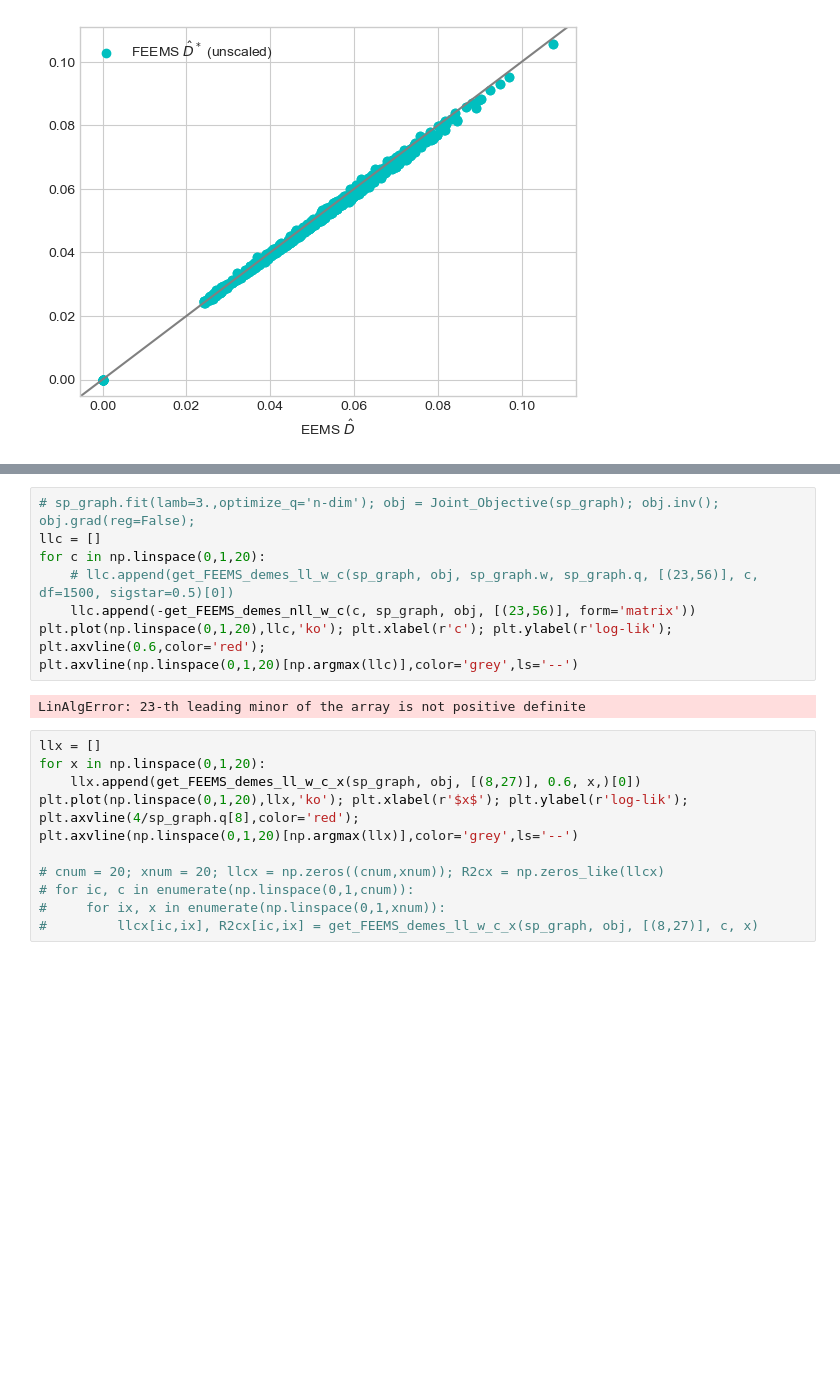
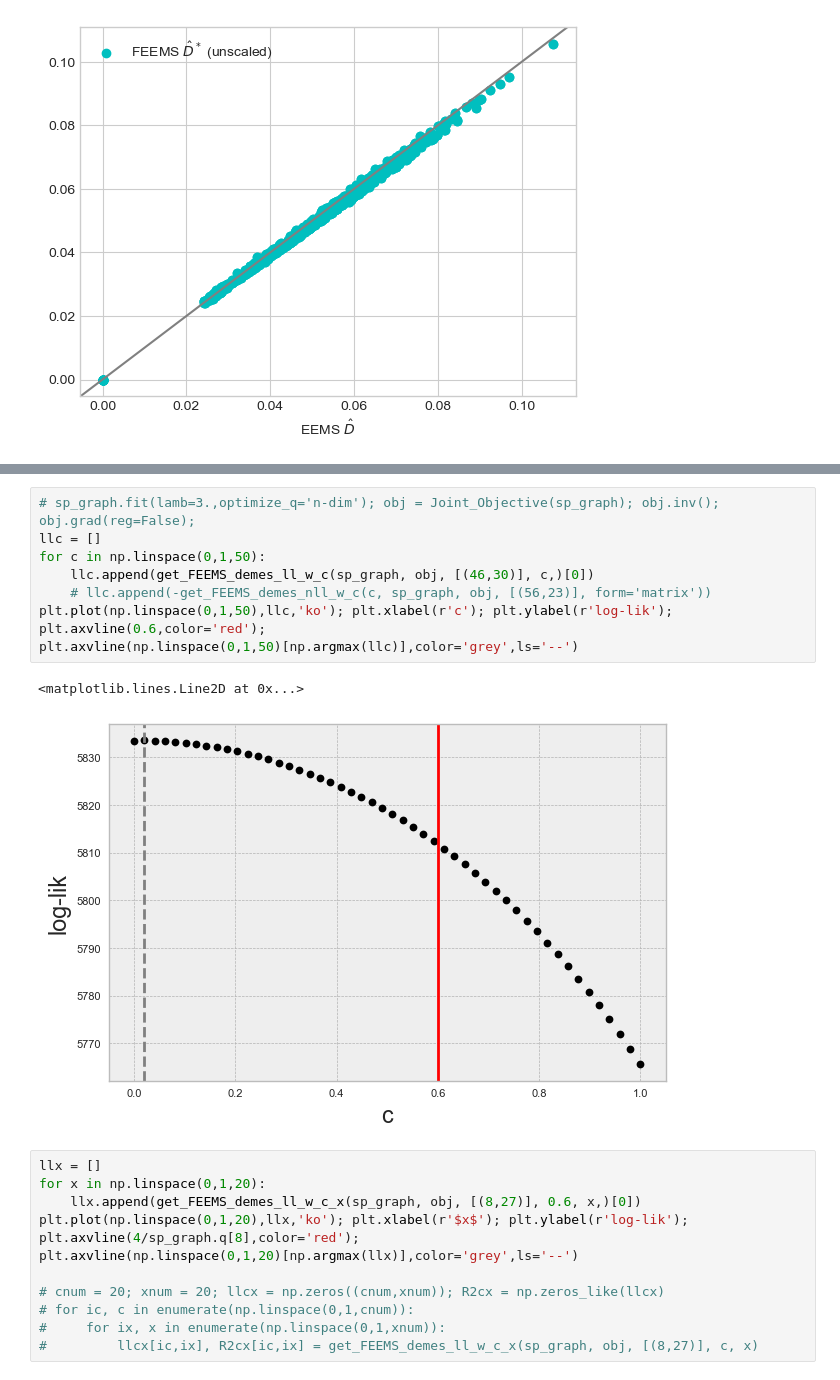
Before and after one commit to NovembreLab/feems, a Jupyter notebook: docs/notebooks/est-long-range.ipynb, the cells around one changed output, grey strips where cells are left out. Saved outputs shown, nothing was run; the diff lists cells and outputs as text; blank space fills up the shorter version.

```diff
--- a/docs/notebooks/est-long-range.ipynb
+++ b/docs/notebooks/est-long-range.ipynb
@@ -427,13 +475,14 @@ v.draw_c_colorbar()
 # %%
 # sp_graph.fit(lamb=3.,optimize_q='n-dim'); obj = Joint_Objective(sp_graph); obj.inv(); obj.grad(reg=False);
 llc = []
-for c in np.linspace(0,1,20):
-    # llc.append(get_FEEMS_demes_ll_w_c(sp_graph, obj, sp_graph.w, sp_graph.q, [(23,56)], c, df=1500, sigstar=0.5)[0])
-    llc.append(-get_FEEMS_demes_nll_w_c(c, sp_graph, obj, [(23,56)], form='matrix'))
-plt.plot(np.linspace(0,1,20),llc,'ko'); plt.xlabel(r'c'); plt.ylabel(r'log-lik'); plt.axvline(0.6,color='red');
-plt.axvline(np.linspace(0,1,20)[np.argmax(llc)],color='grey',ls='--')
+for c in np.linspace(0,1,50):
+    llc.append(get_FEEMS_demes_ll_w_c(sp_graph, obj, [(46,30)], c,)[0])
+    # llc.append(-get_FEEMS_demes_nll_w_c(c, sp_graph, obj, [(56,23)], form='matrix'))
+plt.plot(np.linspace(0,1,50),llc,'ko'); plt.xlabel(r'c'); plt.ylabel(r'log-lik'); plt.axvline(0.6,color='red');
+plt.axvline(np.linspace(0,1,50)[np.argmax(llc)],color='grey',ls='--')
 # %% [output]
-LinAlgError: 23-th leading minor of the array is not positive definite
+<matplotlib.lines.Line2D at 0x...>
+[figure, added]
 # %%
 llx = []
 for x in np.linspace(0,1,20):
```
Also changed, not shown: parts of 30 cells of this notebook, 5 other files.
